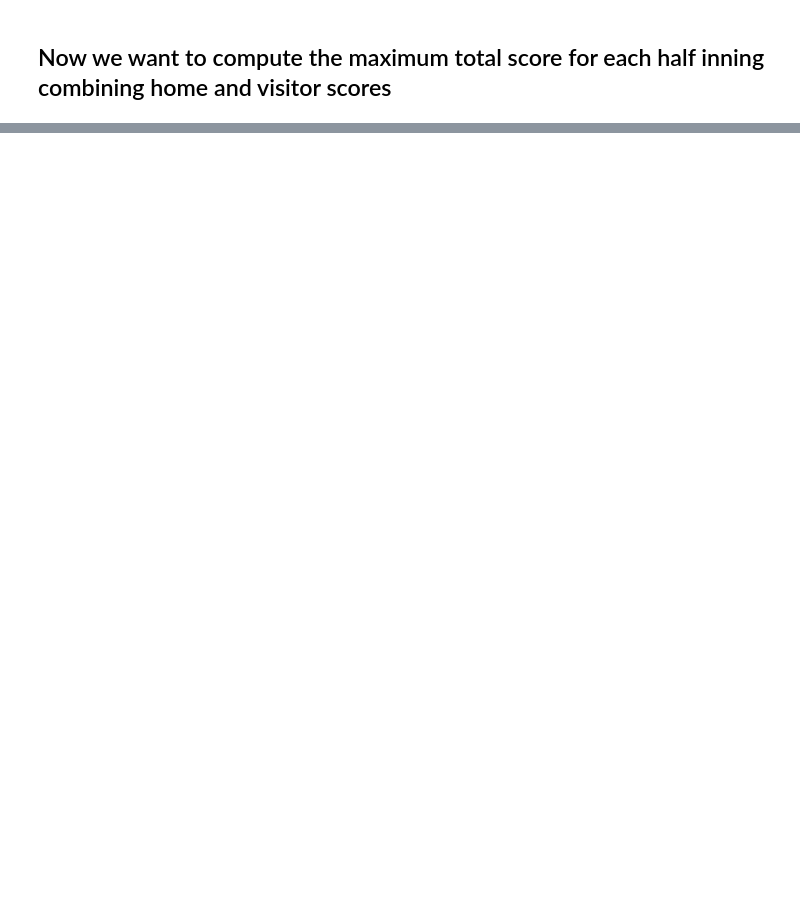
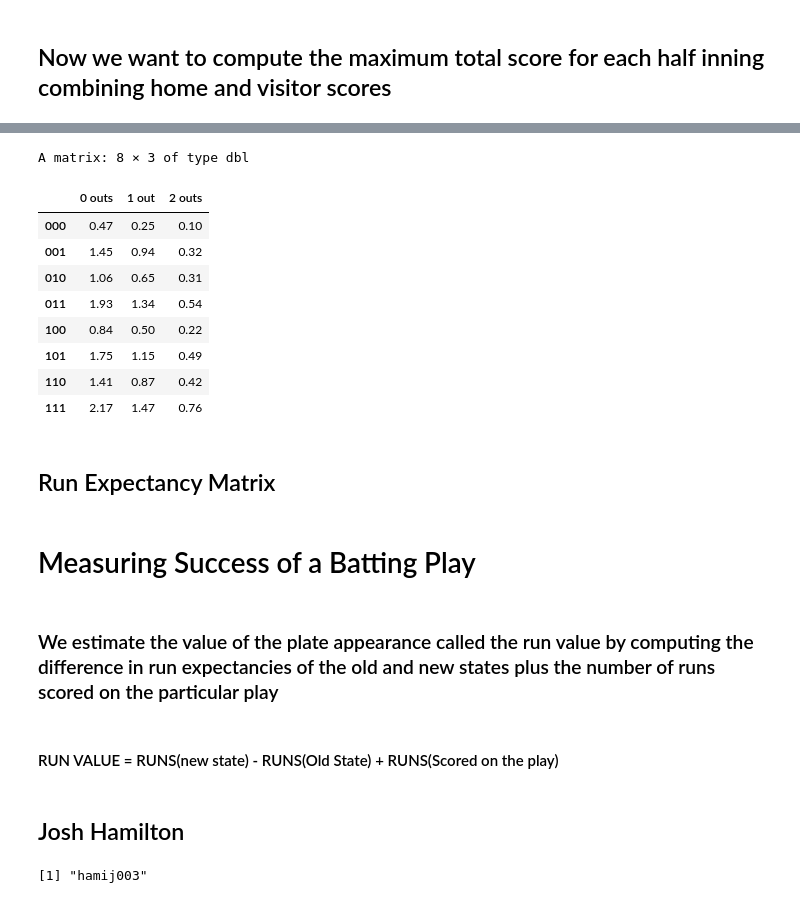
Before and after one commit to jwolfe972/baseball_related, a Jupyter notebook: analyzing_baseball_data_w_r/Run_Expectancy_Matrix.ipynb, the cells around one changed output, grey strips where cells are left out. Cells and saved outputs as stored; diff of their text form; code cells hidden in the pictures; blank space fills up the shorter version.

```diff
--- a/analyzing_baseball_data_w_r/Run_Expectancy_Matrix.ipynb
+++ b/analyzing_baseball_data_w_r/Run_Expectancy_Matrix.ipynb
@@ -56,0 +132,26 @@ head(half_innings,10)
+# %%
+RUNS_outs <- matrix(round(RUNS$Mean,2), 8, 3)
+dimnames(RUNS_outs)[[2]] <- c("0 outs", "1 out", "2 outs")
+dimnames(RUNS_outs)[[1]] <- c("000", "001", "010", "011",
+                               "100", "101", "110", "111")
+
+RUNS_outs
+# %% [output]
+A matrix: 8 × 3 of type dbl
+|  | 0 outs | 1 out | 2 outs |
+| 000 | 0.47 | 0.25 | 0.10 |
+| 001 | 1.45 | 0.94 | 0.32 |
+| 010 | 1.06 | 0.65 | 0.31 |
+| 011 | 1.93 | 1.34 | 0.54 |
+| 100 | 0.84 | 0.50 | 0.22 |
+| 101 | 1.75 | 1.15 | 0.49 |
+| 110 | 1.41 | 0.87 | 0.42 |
+| 111 | 2.17 | 1.47 | 0.76 |
+# %% [markdown]
+## Run Expectancy Matrix
+# %% [markdown]
+# Measuring Success of a Batting Play
+# %% [markdown]
+### We estimate the value of the plate appearance called the run value by computing the difference in run expectancies of the old and new states plus the number of runs scored on the particular play
+# %% [markdown]
+#### RUN VALUE = RUNS(new state) - RUNS(Old State) + RUNS(Scored on the play)
@@ -56,0 +167,11 @@ head(half_innings,10)
+# %% [markdown]
+## Josh Hamilton
+# %%
+People %>%
+  filter(nameFirst == "Josh" & nameLast == "Hamilton") %>%
+  pull(retroID) -> josh_hamilton_ID
+
+
+josh_hamilton_ID
+# %% [output]
+[1] "hamij003"
```
Also changed, not shown: parts of 20 cells of this notebook, 1 other file.
